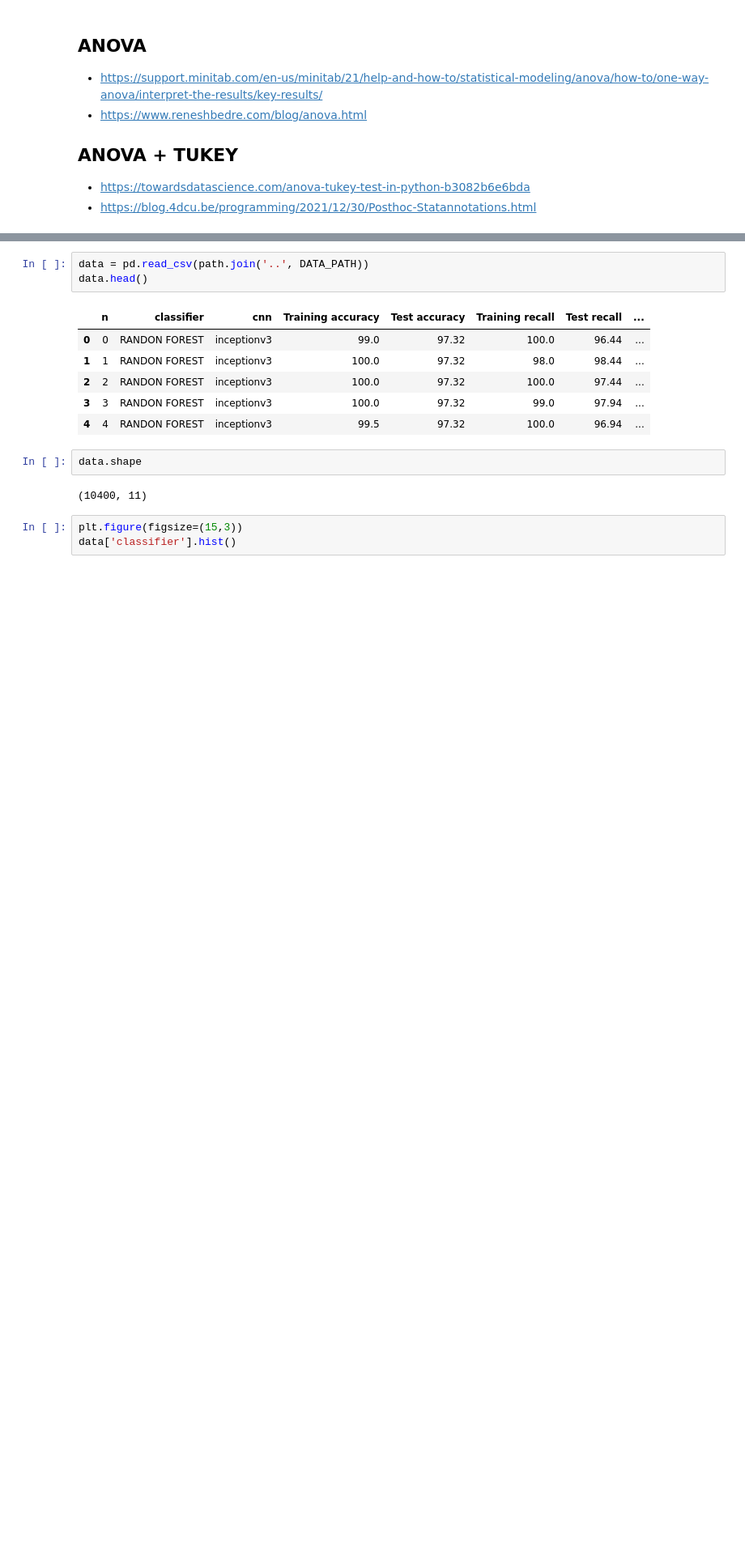
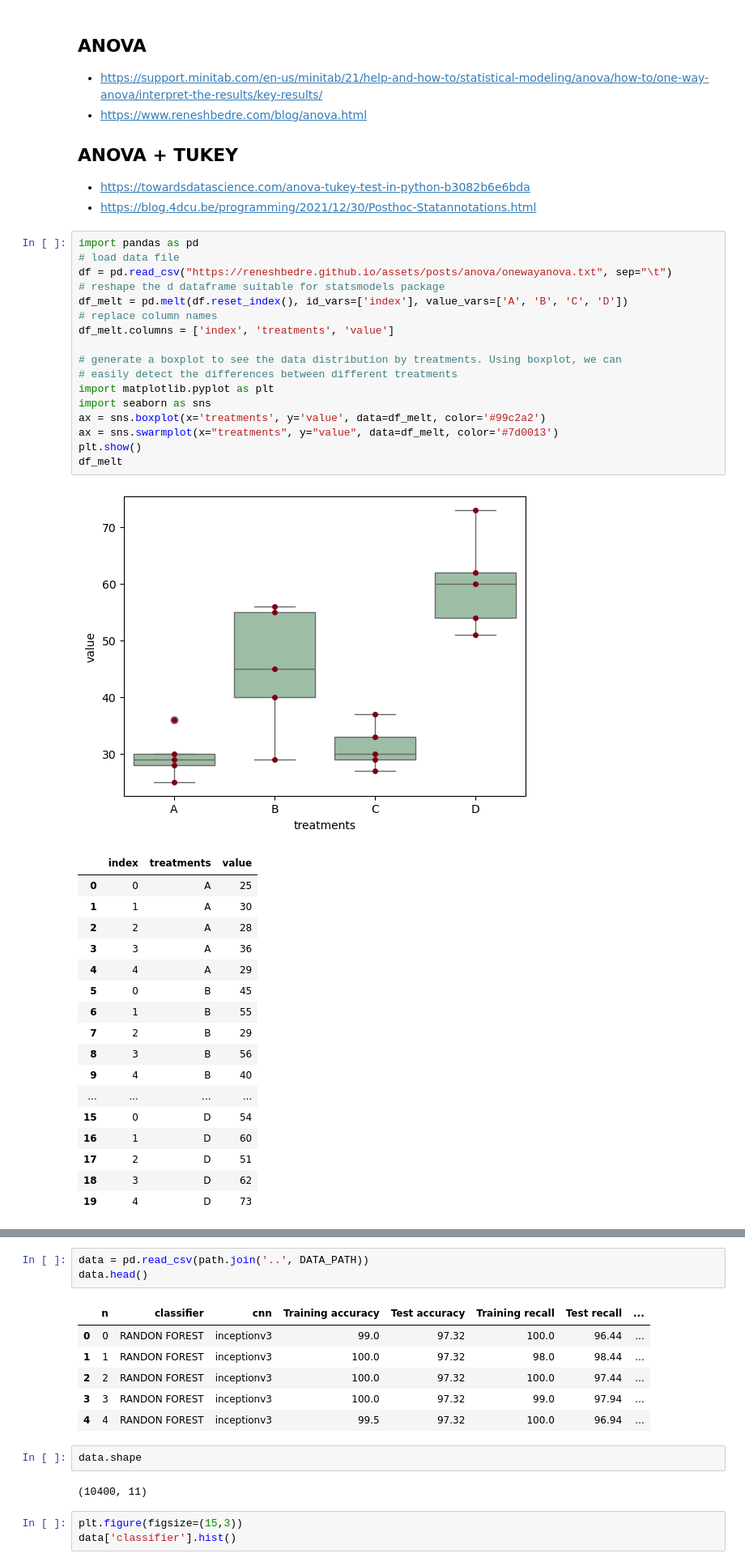
Before and after one commit to leandrobmarinho/statistical-tests, a Jupyter notebook: notebook/statistical_tests.ipynb, the cells around one changed output, grey strips where cells are left out. Shown: that part at 81% size. Saved outputs shown, nothing was run; the diff lists cells and outputs as text; blank space fills up the shorter version.

```diff
--- a/notebook/statistical_tests.ipynb
+++ b/notebook/statistical_tests.ipynb
@@ -9,3 +9,39 @@
 ## ANOVA + TUKEY
 - https://towardsdatascience.com/anova-tukey-test-in-python-b3082b6e6bda
 - https://blog.4dcu.be/programming/2021/12/30/Posthoc-Statannotations.html
+# %%
+import pandas as pd
+# load data file
+df = pd.read_csv("https://reneshbedre.github.io/assets/posts/anova/onewayanova.txt", sep="\t")
+# reshape the d dataframe suitable for statsmodels package
+df_melt = pd.melt(df.reset_index(), id_vars=['index'], value_vars=['A', 'B', 'C', 'D'])
+# replace column names
+df_melt.columns = ['index', 'treatments', 'value']
+
+# generate a boxplot to see the data distribution by treatments. Using boxplot, we can
+# easily detect the differences between different treatments
+import matplotlib.pyplot as plt
+import seaborn as sns
+ax = sns.boxplot(x='treatments', y='value', data=df_melt, color='#99c2a2')
+ax = sns.swarmplot(x="treatments", y="value", data=df_melt, color='#7d0013')
+plt.show()
+df_melt
+# %% [output]
+[figure, added]
+|  | index | treatments | value |
+| 0 | 0 | A | 25 |
+| 1 | 1 | A | 30 |
+| 2 | 2 | A | 28 |
+| 3 | 3 | A | 36 |
+| 4 | 4 | A | 29 |
+| 5 | 0 | B | 45 |
+| 6 | 1 | B | 55 |
+| 7 | 2 | B | 29 |
+| 8 | 3 | B | 56 |
+| 9 | 4 | B | 40 |
+| ... | ... | ... | ... |
+| 15 | 0 | D | 54 |
+| 16 | 1 | D | 60 |
+| 17 | 2 | D | 51 |
+| 18 | 3 | D | 62 |
+| 19 | 4 | D | 73 |
```
Also changed, not shown: parts of 12 cells of this notebook, 1 other file.
